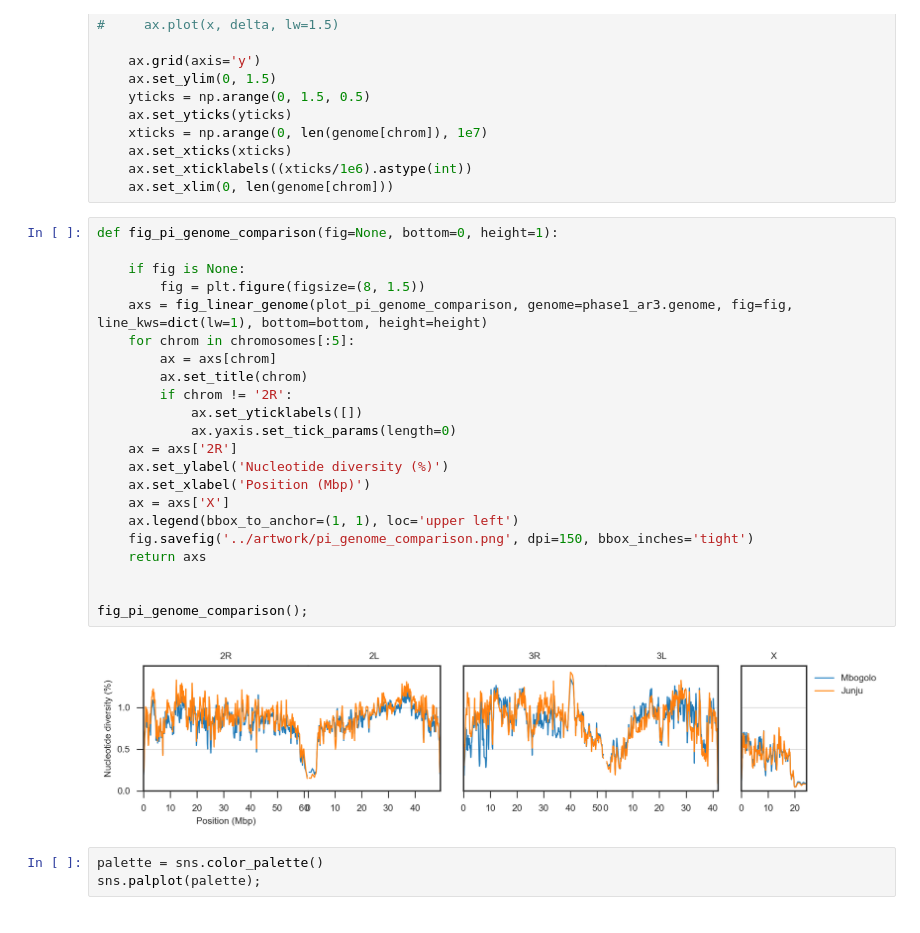
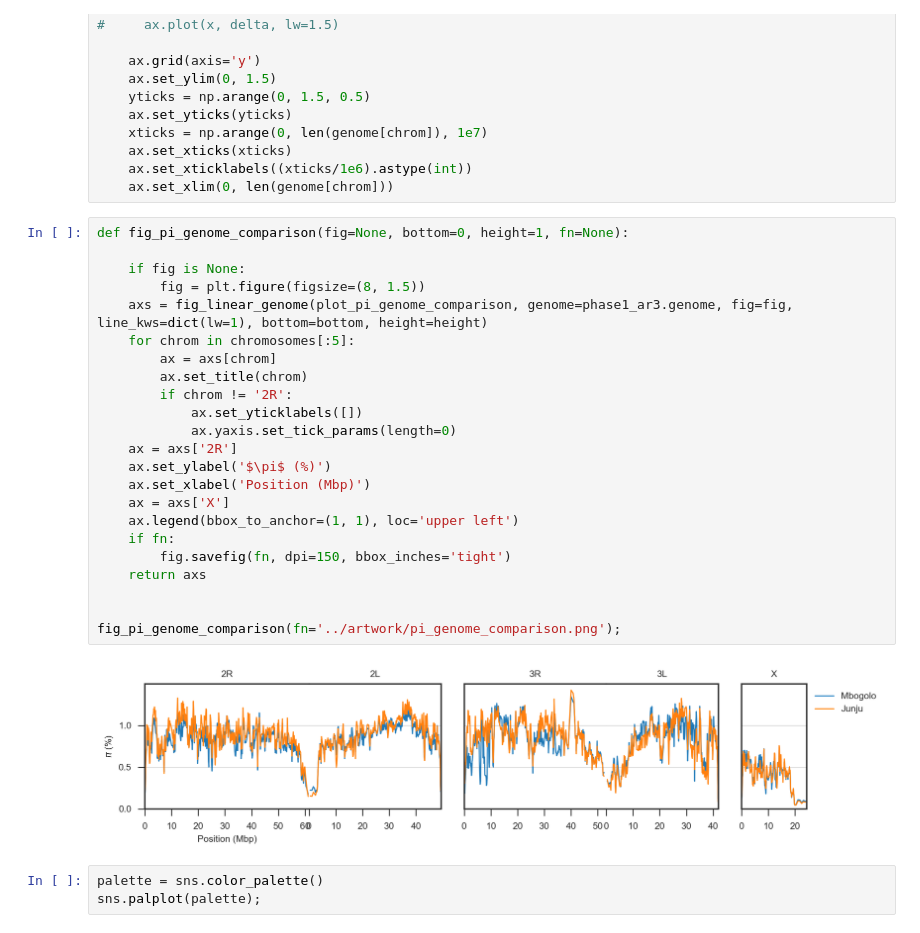
Before and after one commit to malariagen/agam-kenya-report, a Jupyter notebook: notebooks/nucleotide_diversity.ipynb, the cells around one changed output. Drawn from its saved outputs; the diff is of its cells as text.

Commit message:
fix artwork

```diff
--- a/notebooks/nucleotide_diversity.ipynb
+++ b/notebooks/nucleotide_diversity.ipynb
@@ -224,29 +224,30 @@ def plot_pi_genome_comparison(chrom, window_size=100000, ax=None, line_kws=None,
     ax.set_xticklabels((xticks/1e6).astype(int))
     ax.set_xlim(0, len(genome[chrom]))
 # %%
-def fig_pi_genome_comparison(fig=None, bottom=0, height=1):
+def fig_pi_genome_comparison(fig=None, bottom=0, height=1, fn=None):
 
     if fig is None:
         fig = plt.figure(figsize=(8, 1.5))
     axs = fig_linear_genome(plot_pi_genome_comparison, genome=phase1_ar3.genome, fig=fig, line_kws=dict(lw=1), bottom=bottom, height=height)
     for chrom in chromosomes[:5]:
         ax = axs[chrom]
         ax.set_title(chrom)
         if chrom != '2R':
             ax.set_yticklabels([])
             ax.yaxis.set_tick_params(length=0)
     ax = axs['2R']
-    ax.set_ylabel('Nucleotide diversity (%)')
+    ax.set_ylabel('$\pi$ (%)')
     ax.set_xlabel('Position (Mbp)')
     ax = axs['X']
     ax.legend(bbox_to_anchor=(1, 1), loc='upper left')
-    fig.savefig('../artwork/pi_genome_comparison.png', dpi=150, bbox_inches='tight')
+    if fn:
+        fig.savefig(fn, dpi=150, bbox_inches='tight')
     return axs
 
 
-fig_pi_genome_comparison();
+fig_pi_genome_comparison(fn='../artwork/pi_genome_comparison.png');
 # %% [output]
-[figure, old version]
+[figure, new version]
 # %%
 palette = sns.color_palette()
 sns.palplot(palette);
```
Also changed, not shown: parts of 2 cells of this notebook, 3 other files.
